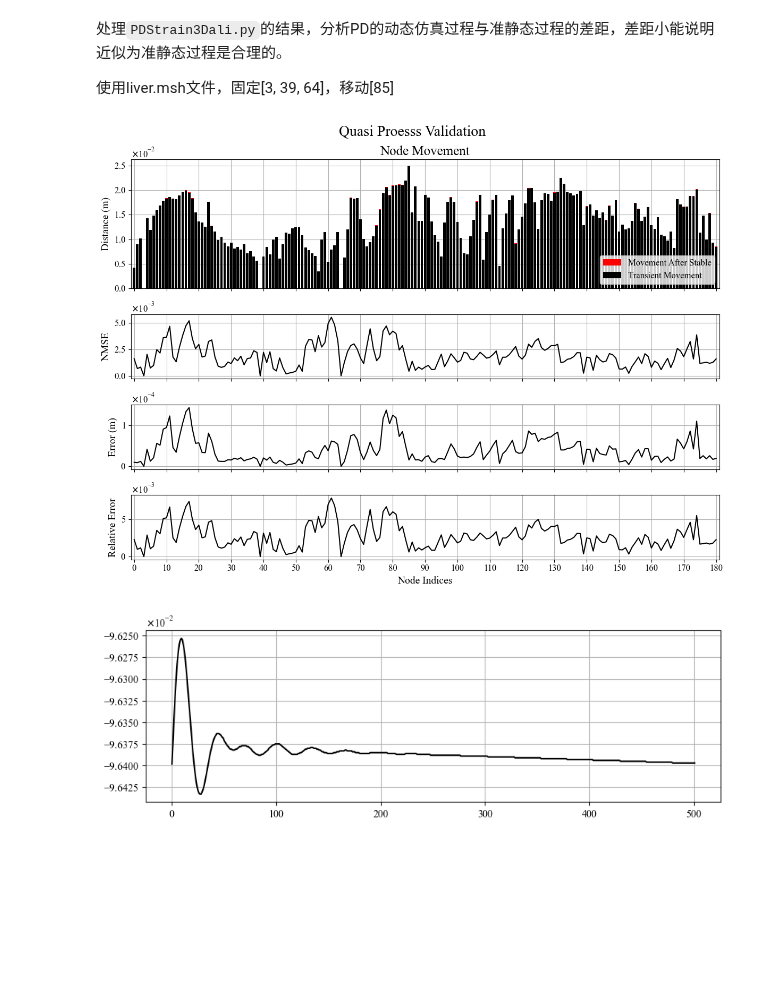
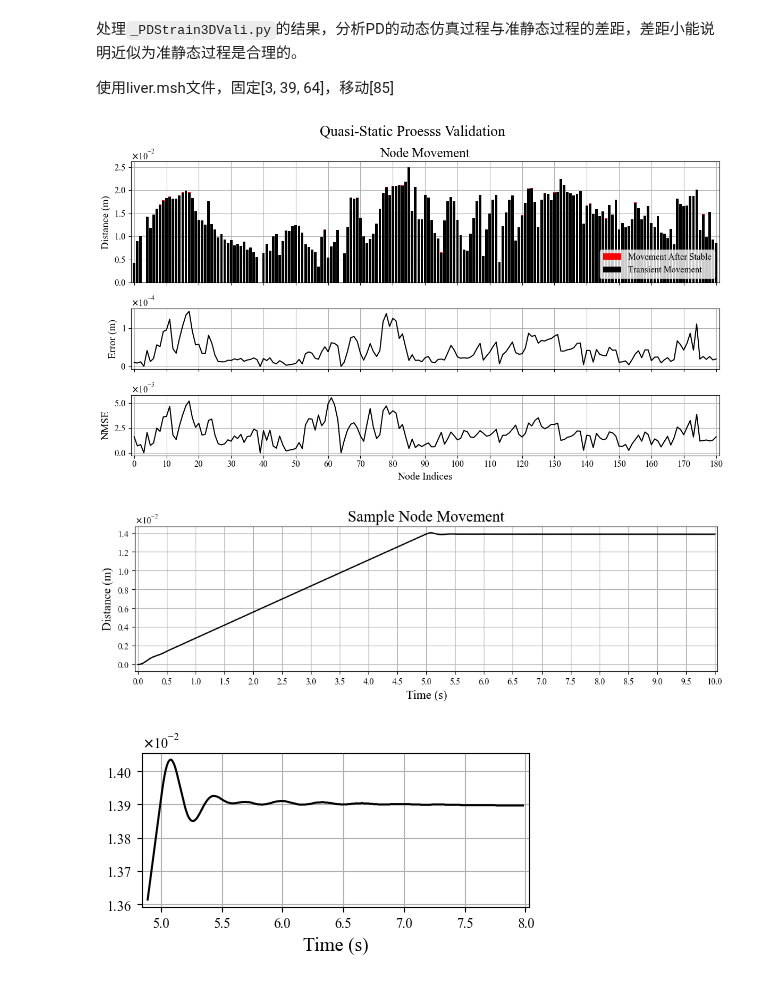
Before and after one commit to yang-si-hang/paper-2023, a Jupyter notebook: Test branch/SOFACode/20240623-PD Validation/PDResultVali.ipynb, the cells around one changed output. Drawn from its saved outputs; the diff is of its cells as text; code cells hidden in the pictures; blank space fills up the shorter version.

```diff
--- a/Test branch/SOFACode/20240623-PD Validation/PDResultVali.ipynb
+++ b/Test branch/SOFACode/20240623-PD Validation/PDResultVali.ipynb
@@ -1,5 +1,5 @@
 # %% [markdown]
-处理`PDStrain3Dali.py`的结果，分析PD的动态仿真过程与准静态过程的差距，差距小能说明近似为准静态过程是合理的。
+处理`_PDStrain3DVali.py`的结果，分析PD的动态仿真过程与准静态过程的差距，差距小能说明近似为准静态过程是合理的。
 
 使用liver.msh文件，固定[3, 39, 64]，移动[85]
 # %%
@@ -42,62 +42,63 @@ for i in range(len(before_movement)):
 绘制瞬态变形与稳定变形的差异
 """
 # fig, axs = plt.subplots(4, 1, figsize=(12, 9), sharex=True, sharey=False)
-fig = plt.figure(figsize=(12, 9), dpi=100)
-gs = GridSpec(4, 1, figure=fig, height_ratios=[2, 1, 1, 1])
+fig = plt.figure(figsize=(12, 7), dpi=100)
+gs = GridSpec(3, 1, figure=fig, height_ratios=[2, 1, 1])
 
 formatter = ticker.ScalarFormatter(useMathText=True)
 formatter.set_scientific(True)
 formatter.set_powerlimits((-1, 1))
 
-fig.suptitle('Quasi Proesss Validation', fontsize=20, fontname='Times New Roman')
+fig.suptitle('Quasi-Static Proesss Validation', fontsize=20, fontname='Times New Roman')
 
 axs_movement = fig.add_subplot(gs[0])
-axs_error = fig.add_subplot(gs[2], sharex=axs_movement)
-axs_nsme = fig.add_subplot(gs[1], sharex=axs_movement)
-axs_rel_error = fig.add_subplot(gs[3], sharex=axs_movement)
+axs_error = fig.add_subplot(gs[1], sharex=axs_movement)
+axs_nmse = fig.add_subplot(gs[2], sharex=axs_movement)
+# axs_rel_error = fig.add_subplot(gs[3], sharex=axs_movement)
 
 # axs_movement.plot(np.linalg.norm(before_movement, axis=1), c='k', lw=1.5, label='Before Movement')
 # axs_movement.plot(np.linalg.norm(after_movement, axis=1), c='r', lw=1.5, label='After Movement')
 axs_movement.bar(range(len(after_movement)), np.linalg.norm(after_movement, axis=1), color='r', label='Movement After Stable', zorder=2)
 axs_movement.bar(range(len(before_movement)), np.linalg.norm(before_movement, axis=1), color='k', label='Transient Movement', zorder=3)
-
-axs_nsme.plot(nmse, c='k', lw=1.5, label='NMSE')
-# axs_nsme.set_title('Error in Approximating Dynamic Processes as Quasi-Static Processes', fontsize=18, fontname='Times New Roman')
-# axs_nsme.set_xlabel('Node Indices', fontsize=14, fontname='Times New Roman')
-axs_nsme.set_ylabel('NMSE', fontsize=14, fontname='Times New Roman')
-axs_nsme.set_xlim([-1, len(nmse)])
-axs_nsme.xaxis.set_major_locator(MultipleLocator(10))
 axs_movement.set_title('Node Movement', fontsize=18)
 # axs_movement.set_xlabel('Node Indices', fontsize=14, fontname='Times New Roman')
 axs_movement.set_ylabel('Distance (m)', fontsize=14, fontname='Times New Roman')
 axs_movement.set_xlim([-1, len(before_movement)])
 axs_movement.xaxis.set_major_locator(MultipleLocator(10))
 axs_movement.legend(loc='lower right', fontsize=12)
 
 axs_error.plot(error, c='k', lw=1.5, label='Error')
 # axs_error.set_title('Error', fontsize=18)
 # axs_error.set_xlabel('Node Indices', fontsize=14, fontname='Times New Roman')
 axs_error.set_ylabel('Error (m)', fontsize=14, fontname='Times New Roman')
 axs_error.set_xlim([-1, len(error)])
 axs_error.xaxis.set_major_locator(MultipleLocator(10))
 
-axs_rel_error.plot(rel_error, c='k', lw=1.5, label='Relative Error')
-# axs_rel_error.set_title('Relative Error', fontsize=18)
-axs_rel_error.set_xlabel('Node Indices', fontsize=14, fontname='Times New Roman')
-axs_rel_error.set_ylabel('Relative Error', fontsize=14, fontname='Times New Roman')
-axs_rel_error.set_xlim([-1, len(rel_error)])
-axs_rel_error.xaxis.set_major_locator(MultipleLocator(10))
+axs_nmse.plot(nmse, c='k', lw=1.5, label='NMSE')
+# axs_nmse.set_title('Error in Approximating Dynamic Processes as Quasi-Static Processes', fontsize=18, fontname='Times New Roman')
+axs_nmse.set_xlabel('Node Indices', fontsize=14, fontname='Times New Roman')
+axs_nmse.set_ylabel('NMSE', fontsize=14, fontname='Times New Roman')
+axs_nmse.set_xlim([-1, len(nmse)])
+axs_nmse.xaxis.set_major_locator(MultipleLocator(10))
 
-axs = [axs_movement, axs_nsme, axs_error, axs_rel_error]
+# axs_rel_error.plot(rel_error, c='k', lw=1.5, label='Relative Error')
+# # axs_rel_error.set_title('Relative Error', fontsize=18)
+# axs_rel_error.set_xlabel('Node Indices', fontsize=14, fontname='Times New Roman')
+# axs_rel_error.set_ylabel('Relative Error', fontsize=14, fontname='Times New Roman')
+# axs_rel_error.set_xlim([-1, len(rel_error)])
+# axs_rel_error.xaxis.set_major_locator(MultipleLocator(10))
+
+# axs = [axs_movement, axs_nsme, axs_error, axs_rel_error]
+axs = [axs_movement, axs_error, axs_nmse]
 for ax in axs:
     ax.ticklabel_format(axis='y', style='sci', scilimits=(0, 0), useLocale=False, useMathText=True)
     ax.tick_params(axis='both', which='major', labelsize=12)  # 设置刻度标签大小
     ax.yaxis.offsetText.set_fontsize(12)                      # 设置坐标轴中科学计数法中的指数大小
     ax.grid('True', zorder=-1)
     ax.label_outer()                                          # 只显示最外层的坐标轴标签
 
 plt.tight_layout()
 plt.show()
 # %% [output]
-[figure, old version]
+[figure, new version]
 # %%
@@ -108,9 +110,36 @@ sample_pos_z = smaple_pos_np[:, 2]
+# %%
+# 定义格式化函数，将步数转换为秒
+def steps_to_seconds(x, pos):
+    return f'{x / 100:.1f}'
+
+fig, axs = plt.subplots(1, 1, figsize=(12, 3))
+axs.plot(np.linalg.norm(sample_pos_np[:,:]-sample_pos_init, axis=1), c='k', lw=1.5)
+axs.set_title('Sample Node Movement', fontsize=18, fontname='Times New Roman')
+axs.set_xlabel('Time (s)', fontsize=14, fontname='Times New Roman')
+axs.set_ylabel('Distance (m)', fontsize=14, fontname='Times New Roman')
+axs.set_xlim([-5, len(sample_pos_np)+4])
+axs.ticklabel_format(axis='y', style='sci', scilimits=(0, 0), useLocale=False, useMathText=True)
+axs.grid('True')
+
+# 应用格式化函数到X轴
+formatter = FuncFormatter(steps_to_seconds)
+axs.xaxis.set_major_formatter(formatter)
+axs.xaxis.set_major_locator(MultipleLocator(50))
+
+plt.show()
+# %% [output]
+[figure, added]
 # %%
-fig, axs = plt.subplots(1, 1, figsize=(10, 3))
-axs.plot(sample_pos_x[499:], c='k', lw=1.5)
+fig, axs = plt.subplots(1, 1, figsize=(5, 2))
+axs.plot(np.arange(489, 799, 1), np.linalg.norm(sample_pos_np[489:799,:]-sample_pos_init, axis=1), c='k', lw=1.5)
+axs.set_xlabel('Time (s)', fontsize=14, fontname='Times New Roman')
+# axs.set_ylabel('Distance (m)', fontsize=14, fontname='Times New Roman')
+axs.set_xlim([489-5, 799+4])
 axs.ticklabel_format(axis='y', style='sci', scilimits=(0, 0), useLocale=False, useMathText=True)
 axs.grid('True')
 
-plt.show()
+# 应用格式化函数到X轴
+formatter = FuncFormatter(steps_to_seconds)
+axs.xaxis.set_major_formatter(formatter)
 # %% [output]
-[figure, old version]
+[figure, new version]
```
Also changed, not shown: parts of 2 cells of this notebook, 1 other file.
